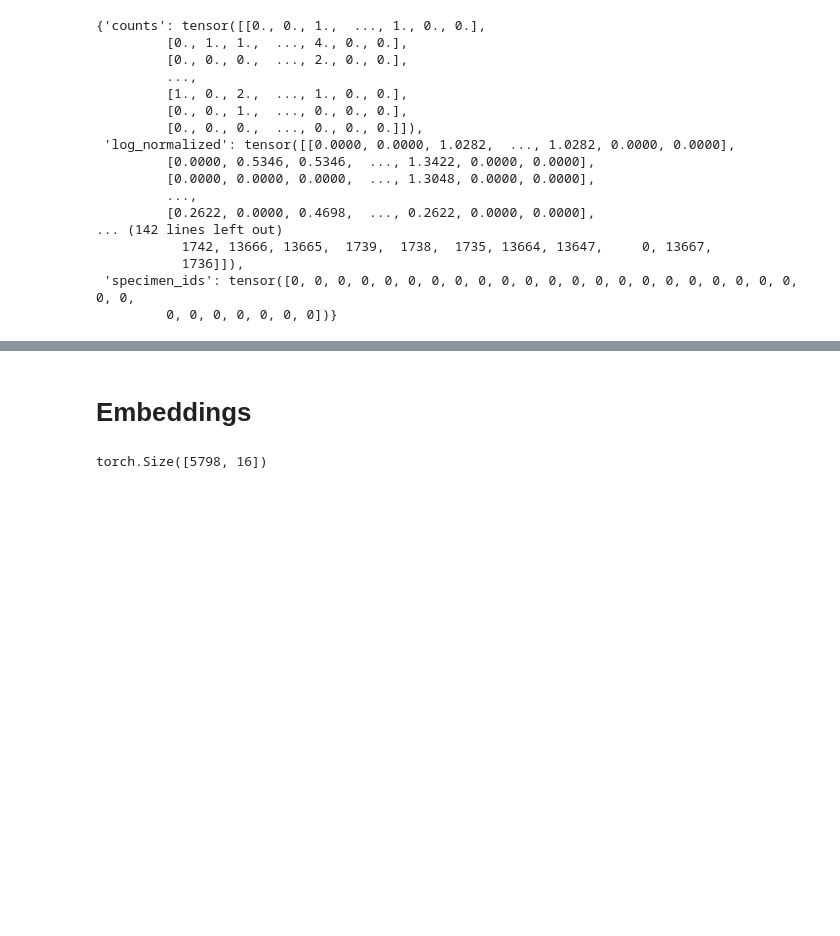
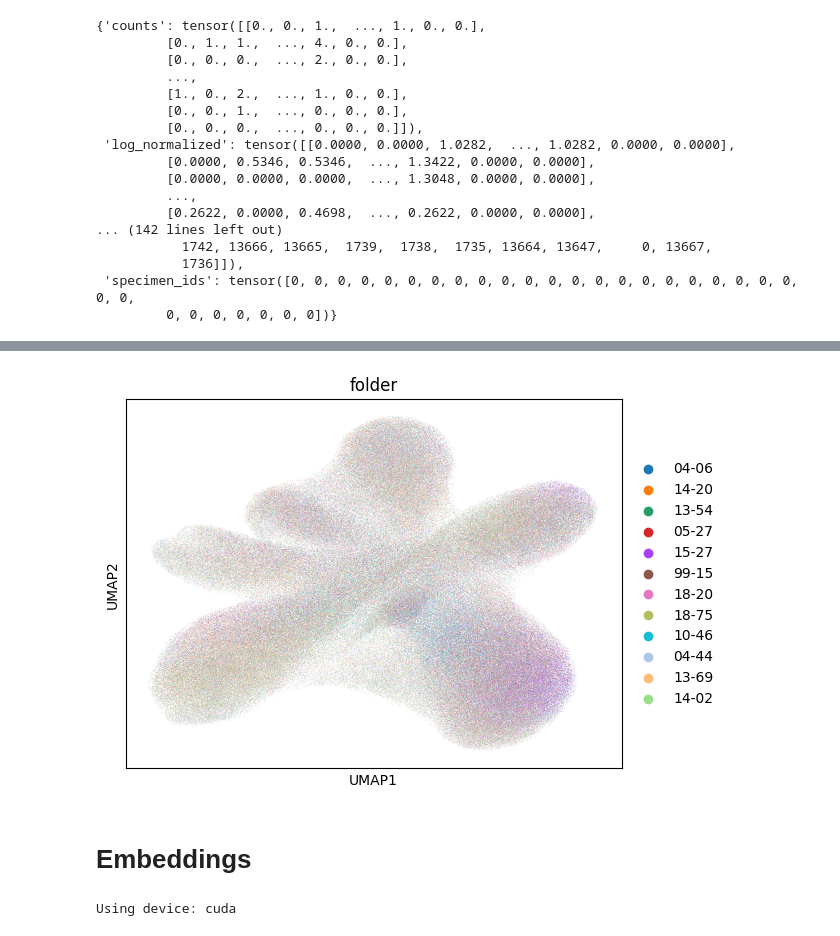
Before and after one commit to jhaberbe/TokenGT, a Jupyter notebook: notebook/embeddings.ipynb, the cells around one changed output, grey strips where cells are left out. Cells and saved outputs as stored; diff of their text form; code cells hidden in the pictures; blank space fills up the shorter version.

```diff
--- a/notebook/embeddings.ipynb
+++ b/notebook/embeddings.ipynb
@@ -312,7 +312,7 @@ def negative_binomial_loss(x, log_mu, log_theta, size_factors):
 
     nb_dist = torch.distributions.NegativeBinomial(total_count=theta, logits=logits)
     # Negative log likelihood (sum over genes and batch)
-    neg_log_likelihood = -nb_dist.log_prob(x).mean()
+    neg_log_likelihood = -nb_dist.log_prob(x).sum()
 
     return neg_log_likelihood
 
@@ -330,7 +330,7 @@ def hurdle_normal_loss(x, logit_p, mu, log_var):
     gaussian_nll = 0.5 * ( ((x - mu) / std) ** 2 + 2 * torch.log(std) + const )
     gaussian_nll = gaussian_nll * (1 - is_zero)
 
-    total_loss = (bern_loss + gaussian_nll).mean()
+    total_loss = (bern_loss + gaussian_nll).sum()
     return total_loss
 
 
@@ -449,7 +449,7 @@ optimizer_vae = Adam(vae.parameters(), lr=1e-3)
 optimizer_disc = Adam(discriminator.parameters(), lr=1e-3)
 
 num_epochs = 10
-adv_weight = 10.0
+adv_weight = 1.0
 lambda_grl = 1.0
 
 for epoch in range(num_epochs):
@@ -583,12 +590,15 @@ def extract_embeddings(model, dataset, batch_size=256, use_mean=True, device=Non
     return torch.cat(all_embeddings, dim=0)
 
 token_embeddings = extract_embeddings(vae, dataset)
+# %%
+adata.obsm["X_token"] = token_embeddings.detach().cpu().numpy()
+sc.pp.neighbors(adata, use_rep="X_token")
+sc.tl.umap(adata)
+sc.pl.umap(adata, color="folder")
+# %% [output]
+[figure, added]
 # %% [markdown]
 # Embeddings
-# %%
-token_embeddings[::100].shape
-# %% [output]
-torch.Size([5798, 16])
 # %%
 import torch
 from torch.utils.data import Dataset
@@ -730,7 +740,9 @@ model = SpatialTransformerFlow(
 optimizer = Adam(model.parameters(), lr=1e-4)
 
 # --- DataLoader ---
-loader = DataLoader(spatial_embedding_dataset, batch_size=2048, shuffle=True)
+loader = DataLoader(spatial_embedding_dataset, batch_size=4096*2, shuffle=True)
+# %% [output]
+Using device: cuda
 # %%
 from torch.utils.tensorboard import SummaryWriter
 import os
```
Also changed, not shown: parts of 10 cells of this notebook.
